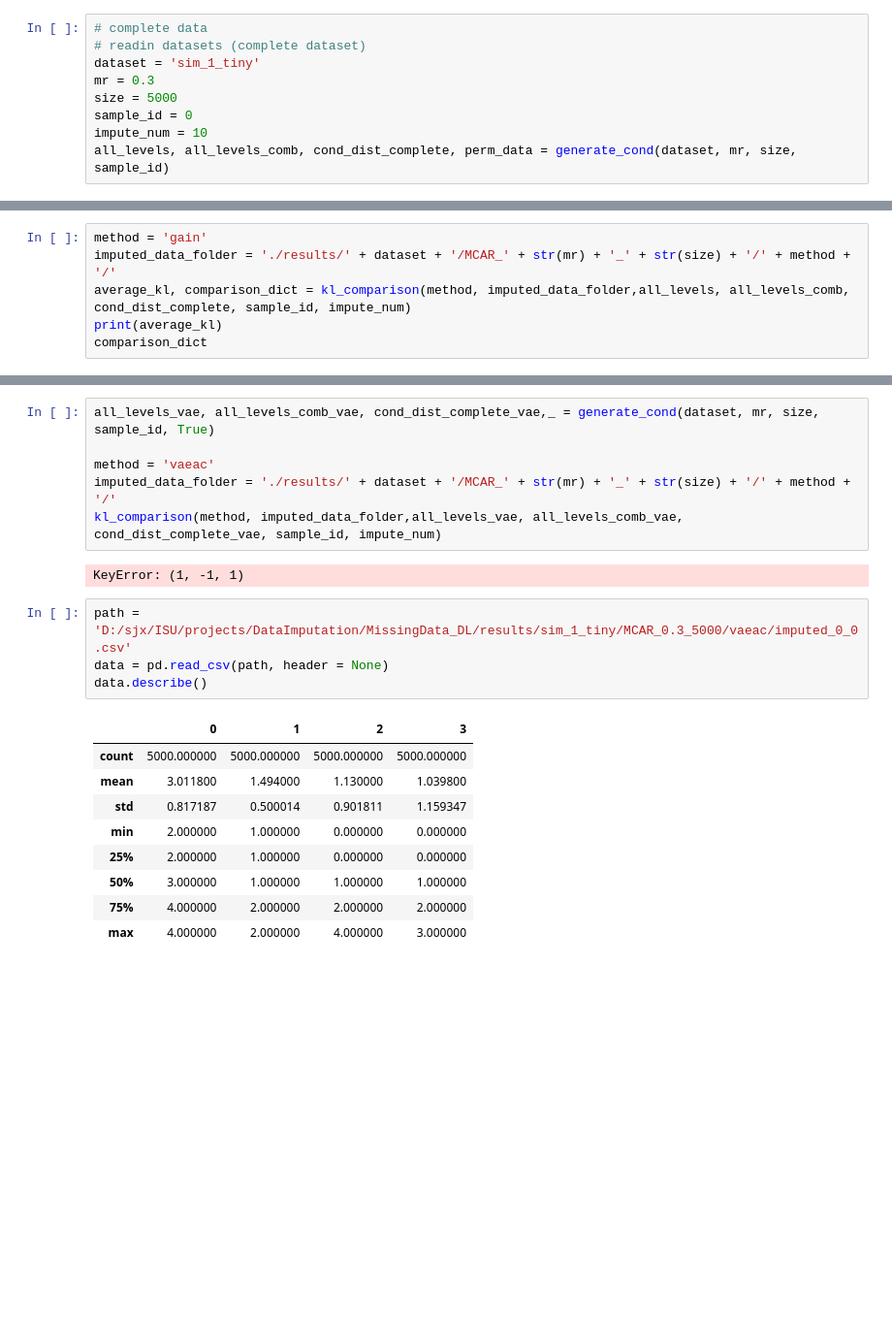
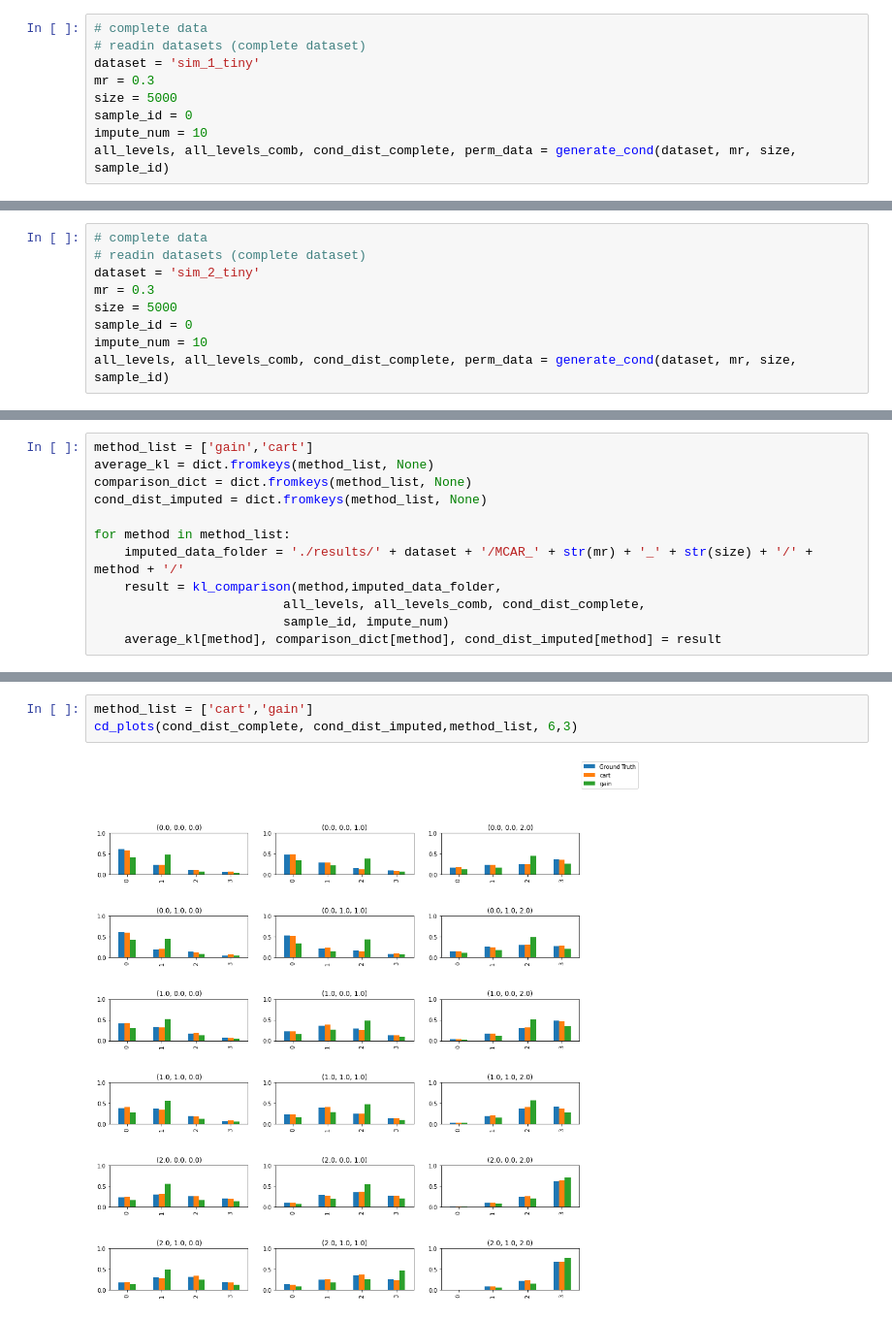
Before and after one commit to AlAaraaf/MissingData_DL, a Jupyter notebook: data_view.ipynb, the cells around one changed output, grey strips where cells are left out. Shown: that part at 97% size. Cells and saved outputs as stored; diff of their text form; blank space fills up the shorter version.

```diff
--- a/data_view.ipynb
+++ b/data_view.ipynb
@@ -140,0 +187,9 @@ perm_kl_result(all_levels, all_levels_comb, cond_dist_complete, perm_data)
+# %%
+# complete data
+# readin datasets (complete dataset)
+dataset = 'sim_2_tiny'
+mr = 0.3
+size = 5000
+sample_id = 0
+impute_num = 10
+all_levels, all_levels_comb, cond_dist_complete, perm_data = generate_cond(dataset, mr, size, sample_id)
@@ -141,6 +220,12 @@ perm_kl_result(all_levels, all_levels_comb, cond_dist_complete, perm_data)
 # %%
-method = 'gain'
-imputed_data_folder = './results/' + dataset + '/MCAR_' + str(mr) + '_' + str(size) + '/' + method + '/'
-average_kl, comparison_dict = kl_comparison(method, imputed_data_folder,all_levels, all_levels_comb, cond_dist_complete, sample_id, impute_num)
-print(average_kl)
-comparison_dict
+method_list = ['gain','cart']
+average_kl = dict.fromkeys(method_list, None)
+comparison_dict = dict.fromkeys(method_list, None)
+cond_dist_imputed = dict.fromkeys(method_list, None)
+
+for method in method_list:
+    imputed_data_folder = './results/' + dataset + '/MCAR_' + str(mr) + '_' + str(size) + '/' + method + '/'
+    result = kl_comparison(method,imputed_data_folder,
+                         all_levels, all_levels_comb, cond_dist_complete,
+                         sample_id, impute_num)
+    average_kl[method], comparison_dict[method], cond_dist_imputed[method] = result
@@ -193,22 +232,5 @@ kl_comparison(method, imputed_data_folder,all_levels, all_levels_comb, cond_dist
-# %%
-all_levels_vae, all_levels_comb_vae, cond_dist_complete_vae,_ = generate_cond(dataset, mr, size, sample_id, True)
-
-method = 'vaeac'
-imputed_data_folder = './results/' + dataset + '/MCAR_' + str(mr) + '_' + str(size) + '/' + method + '/'
-kl_comparison(method, imputed_data_folder,all_levels_vae, all_levels_comb_vae, cond_dist_complete_vae, sample_id, impute_num)
-# %% [output]
-KeyError: (1, -1, 1)
-# %%
-path = 'D:/sjx/ISU/projects/DataImputation/MissingData_DL/results/sim_1_tiny/MCAR_0.3_5000/vaeac/imputed_0_0.csv'
-data = pd.read_csv(path, header = None)
-data.describe()
-# %% [output]
-|  | 0 | 1 | 2 | 3 |
-| count | 5000.000000 | 5000.000000 | 5000.000000 | 5000.000000 |
-| mean | 3.011800 | 1.494000 | 1.130000 | 1.039800 |
-| std | 0.817187 | 0.500014 | 0.901811 | 1.159347 |
-| min | 2.000000 | 1.000000 | 0.000000 | 0.000000 |
-| 25% | 2.000000 | 1.000000 | 0.000000 | 0.000000 |
-| 50% | 3.000000 | 1.000000 | 1.000000 | 1.000000 |
-| 75% | 4.000000 | 2.000000 | 2.000000 | 2.000000 |
-| max | 4.000000 | 2.000000 | 4.000000 | 3.000000 |
+# %%
+method_list = ['cart','gain']
+cd_plots(cond_dist_complete, cond_dist_imputed,method_list, 6,3)
+# %% [output]
+[figure, added]
```
Also changed, not shown: parts of 10 cells of this notebook.
